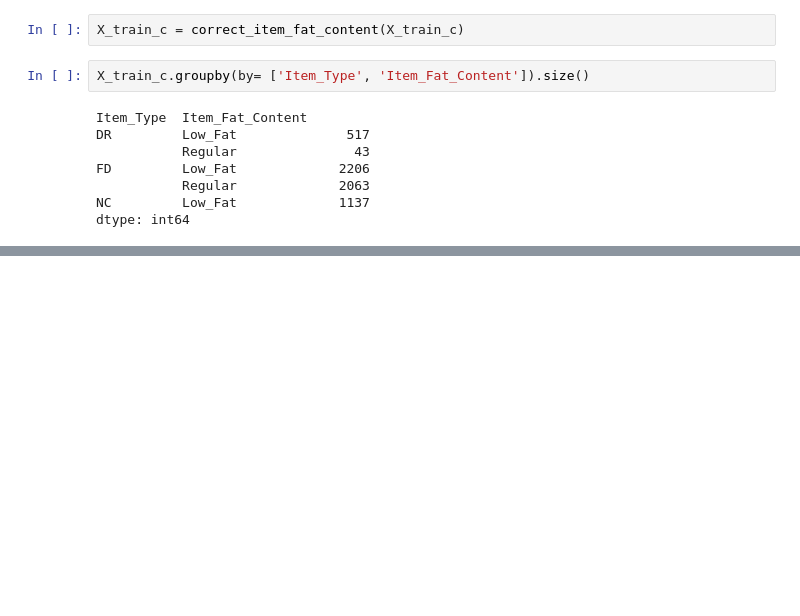
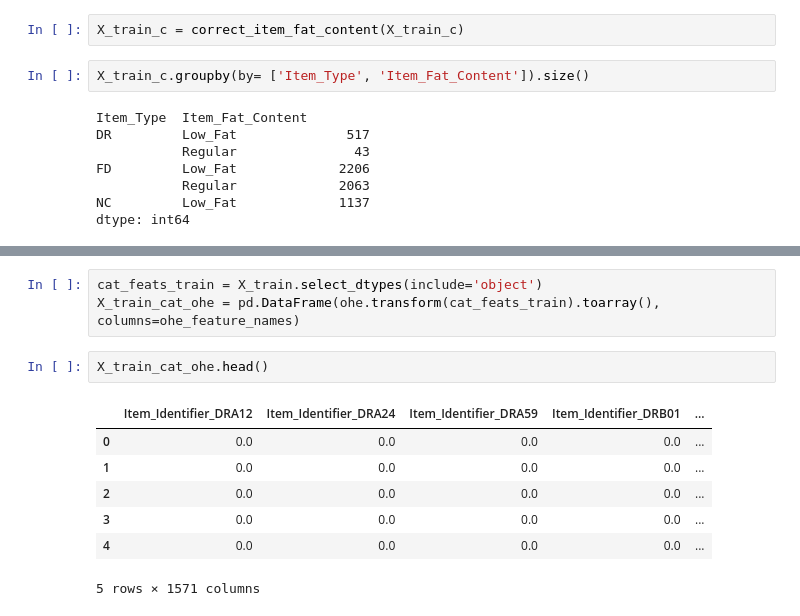
Before and after one commit to sonali1428/Bigmart_Sales_Prediction, a Jupyter notebook: BigMart Sales Data .ipynb, the cells around one changed output, grey strips where cells are left out. Cells and saved outputs as stored; diff of their text form; blank space fills up the shorter version.

```diff
--- a/BigMart Sales Data .ipynb
+++ b/BigMart Sales Data .ipynb
@@ -501,0 +640,13 @@ ValueError: Array conditional must be same shape as self
+# %%
+cat_feats_train = X_train.select_dtypes(include='object')
+X_train_cat_ohe = pd.DataFrame(ohe.transform(cat_feats_train).toarray(), columns=ohe_feature_names)
+# %%
+X_train_cat_ohe.head()
+# %% [output]
+|  | Item_Identifier_DRA12 | Item_Identifier_DRA24 | Item_Identifier_DRA59 | Item_Identifier_DRB01 | ... |
+| 0 | 0.0 | 0.0 | 0.0 | 0.0 | ... |
+| 1 | 0.0 | 0.0 | 0.0 | 0.0 | ... |
+| 2 | 0.0 | 0.0 | 0.0 | 0.0 | ... |
+| 3 | 0.0 | 0.0 | 0.0 | 0.0 | ... |
+| 4 | 0.0 | 0.0 | 0.0 | 0.0 | ... |
+5 rows × 1571 columns
```
Also changed, not shown: parts of 31 cells of this notebook.
